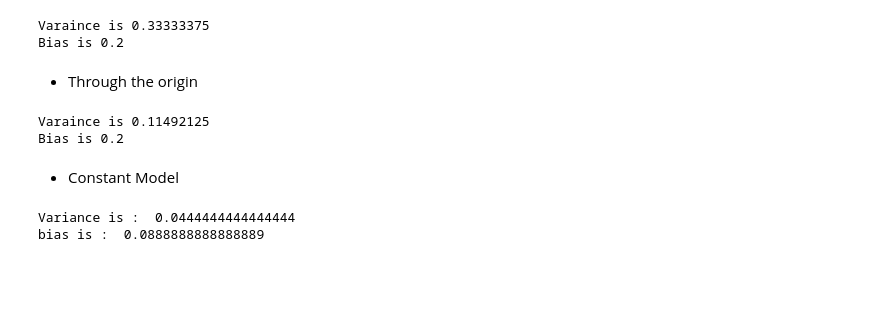
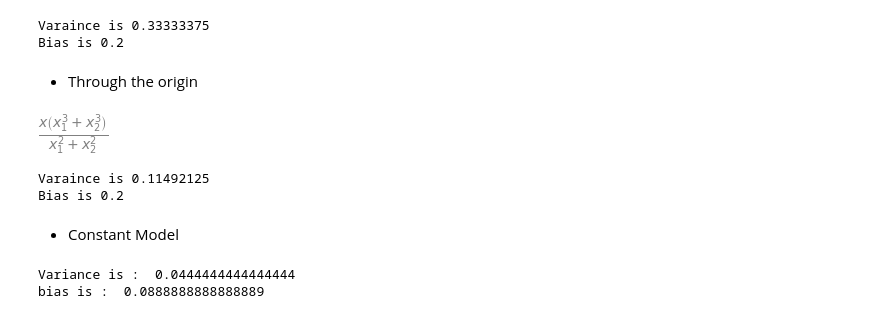
Before and after one commit to BestTP/Machine_Learning, a Jupyter notebook: Generalization.ipynb, the cells around one changed output. Drawn from its saved outputs; the diff is of its cells as text; code cells hidden in the pictures; blank space fills up the shorter version.

```diff
--- a/Generalization.ipynb
+++ b/Generalization.ipynb
@@ -395,6 +410,11 @@ variance = (sy.integrate(var_x,(x,-1,1)))/2
 
 print('Variance is : ',variance.evalf())
 print('bias is : ',bias.evalf())
+# %%
+gd = x*(x1**3+x2**3)/(x1**2+x2**2)
+gd
+# %% [output]
+[figure, added]
 # %%
 print('Regression through origin')
 print('gd is (x(x1^3+x2^3)/(x1^2+x2^2))^2')
```
Also changed, not shown: parts of 6 cells of this notebook, 2 other files.
